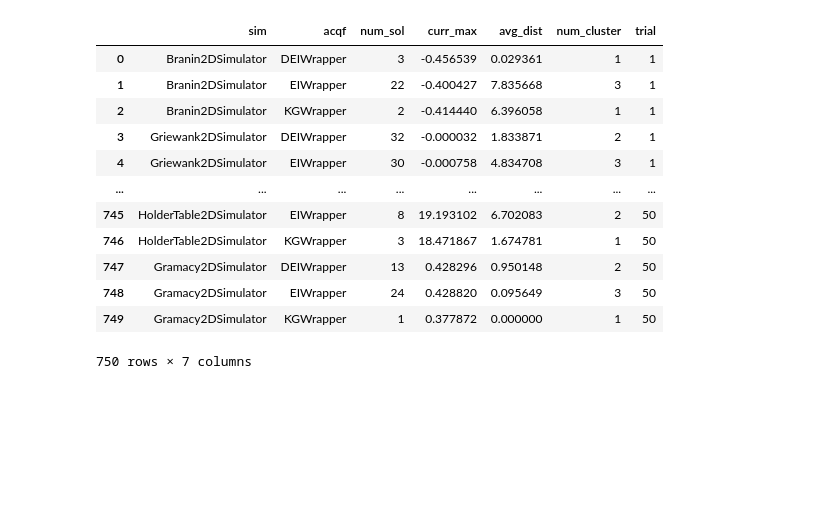
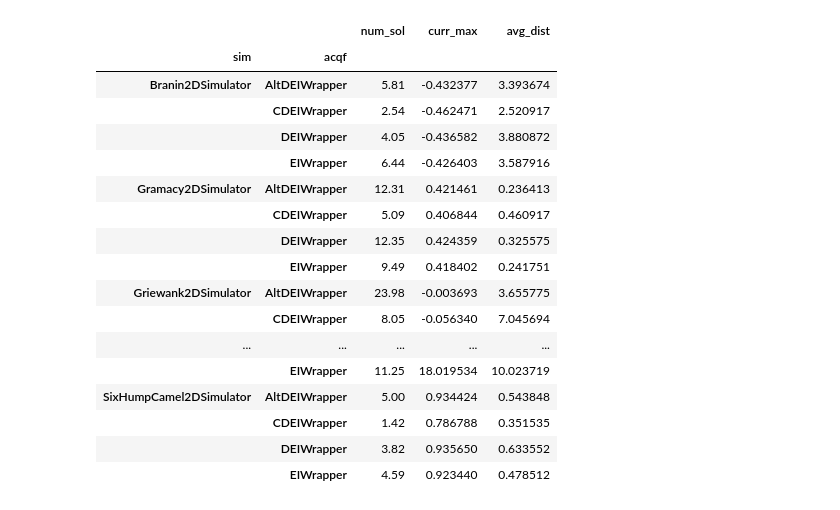
Before and after one commit to bsun1220/diverse-bayes-opt, a Jupyter notebook: functions_analysis.ipynb, the cells around one changed output. Cells and saved outputs as stored; diff of their text form; code cells hidden in the pictures; blank space fills up the shorter version.

```diff
--- a/functions_analysis.ipynb
+++ b/functions_analysis.ipynb
@@ -35,18 +39,23 @@ minima_2d = {
     'HolderTable2DSimulator':[np.array([8.05, 9.66]), np.array([-8.05, 9.66]), np.array([8.05, -9.66]), np.array([-8.05, -9.66])]
 }
 # %%
-df_2d
+df_2d.groupby(['sim', 'acqf'])[['num_sol', 'curr_max', 'avg_dist']].mean()
 # %% [output]
-|  | sim | acqf | num_sol | curr_max | avg_dist | num_cluster | trial |
-| 0 | Branin2DSimulator | DEIWrapper | 3 | -0.456539 | 0.029361 | 1 | 1 |
-| 1 | Branin2DSimulator | EIWrapper | 22 | -0.400427 | 7.835668 | 3 | 1 |
-| 2 | Branin2DSimulator | KGWrapper | 2 | -0.414440 | 6.396058 | 1 | 1 |
-| 3 | Griewank2DSimulator | DEIWrapper | 32 | -0.000032 | 1.833871 | 2 | 1 |
-| 4 | Griewank2DSimulator | EIWrapper | 30 | -0.000758 | 4.834708 | 3 | 1 |
-| ... | ... | ... | ... | ... | ... | ... | ... |
-| 745 | HolderTable2DSimulator | EIWrapper | 8 | 19.193102 | 6.702083 | 2 | 50 |
-| 746 | HolderTable2DSimulator | KGWrapper | 3 | 18.471867 | 1.674781 | 1 | 50 |
-| 747 | Gramacy2DSimulator | DEIWrapper | 13 | 0.428296 | 0.950148 | 2 | 50 |
-| 748 | Gramacy2DSimulator | EIWrapper | 24 | 0.428820 | 0.095649 | 3 | 50 |
-| 749 | Gramacy2DSimulator | KGWrapper | 1 | 0.377872 | 0.000000 | 1 | 50 |
+|  |  | num_sol | curr_max | avg_dist |
+| sim | acqf |  |  |  |
+| Branin2DSimulator | AltDEIWrapper | 5.81 | -0.432377 | 3.393674 |
+|  | CDEIWrapper | 2.54 | -0.462471 | 2.520917 |
+|  | DEIWrapper | 4.05 | -0.436582 | 3.880872 |
+|  | EIWrapper | 6.44 | -0.426403 | 3.587916 |
+| Gramacy2DSimulator | AltDEIWrapper | 12.31 | 0.421461 | 0.236413 |
+|  | CDEIWrapper | 5.09 | 0.406844 | 0.460917 |
+|  | DEIWrapper | 12.35 | 0.424359 | 0.325575 |
+|  | EIWrapper | 9.49 | 0.418402 | 0.241751 |
+| Griewank2DSimulator | AltDEIWrapper | 23.98 | -0.003693 | 3.655775 |
+|  | CDEIWrapper | 8.05 | -0.056340 | 7.045694 |
+| ... | ... | ... | ... | ... |
+|  | EIWrapper | 11.25 | 18.019534 | 10.023719 |
+| SixHumpCamel2DSimulator | AltDEIWrapper | 5.00 | 0.934424 | 0.543848 |
+|  | CDEIWrapper | 1.42 | 0.786788 | 0.351535 |
+|  | DEIWrapper | 3.82 | 0.935650 | 0.633552 |
+|  | EIWrapper | 4.59 | 0.923440 | 0.478512 |
-750 rows × 7 columns
```
Also changed, not shown: parts of 15 cells of this notebook, 19 other files.
